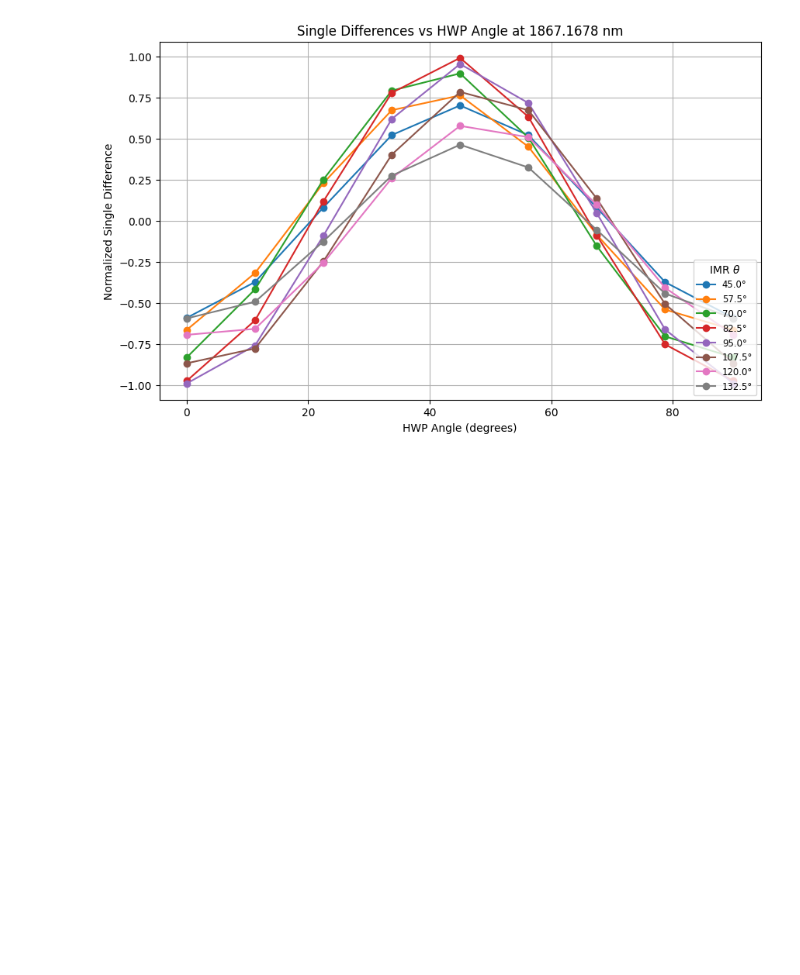
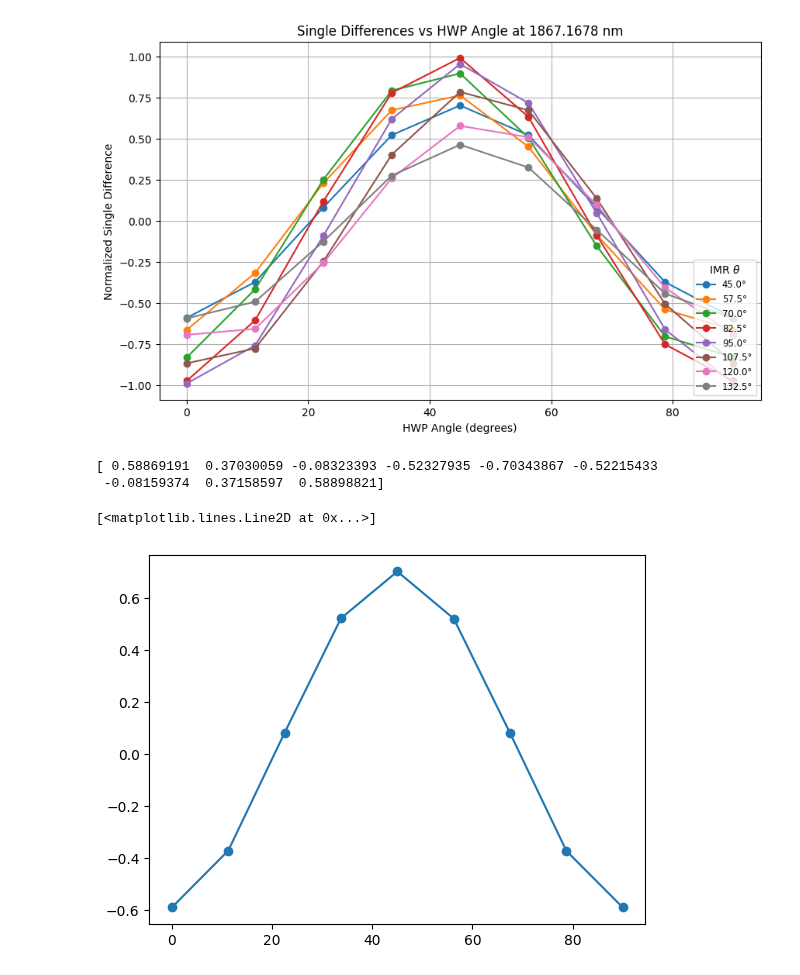
Before and after one commit to UCSB-Exoplanet-Polarimetry-Lab/pyPolCal, a Jupyter notebook: CHARIS/mueller_modeling.ipynb, the cells around one changed output. Saved outputs shown, nothing was run; the diff lists cells and outputs as text; code cells hidden in the pictures; blank space fills up the shorter version.

```diff
--- a/CHARIS/mueller_modeling.ipynb
+++ b/CHARIS/mueller_modeling.ipynb
@@ -239,3 +239,29 @@ df
 plot_single_differences(csv_path)
 # %% [output]
 [figure]
+# %%
+# test Rebecca's code
+p = [HWP_retardance(wavelength_bins)[14], IMR_retardance(wavelength_bins)[14]]
+system_mm = generate_CHARIS_mueller_matrix(14, 22.5, 125, 'o')
+system_parameters = [['hwp', 'phi'], ['image_rotator', 'phi']]
+configuration_list = []
+
+for hwp_angle in np.linspace(0, 90, 9):
+    config = {
+        "hwp": {"theta": hwp_angle},
+        "image_rotator": {"theta": 45.0}
+    }
+    configuration_list.append(config)
+
+LR_intensities = model(p, system_parameters, system_mm, configuration_list)
+
+
+
+diffs = process_model(LR_intensities, 'CHARIS')[::2]
+print(diffs)
+plt.plot(np.linspace(0,90,9), -diffs, 'o-')
+# %% [output]
+[ 0.58869191  0.37030059 -0.08323393 -0.52327935 -0.70343867 -0.52215433
+ -0.08159374  0.37158597  0.58898821]
+[<matplotlib.lines.Line2D at 0x...>]
+[figure, added]
```
Also changed, not shown: parts of 1 cell of this notebook, 1 other file.
